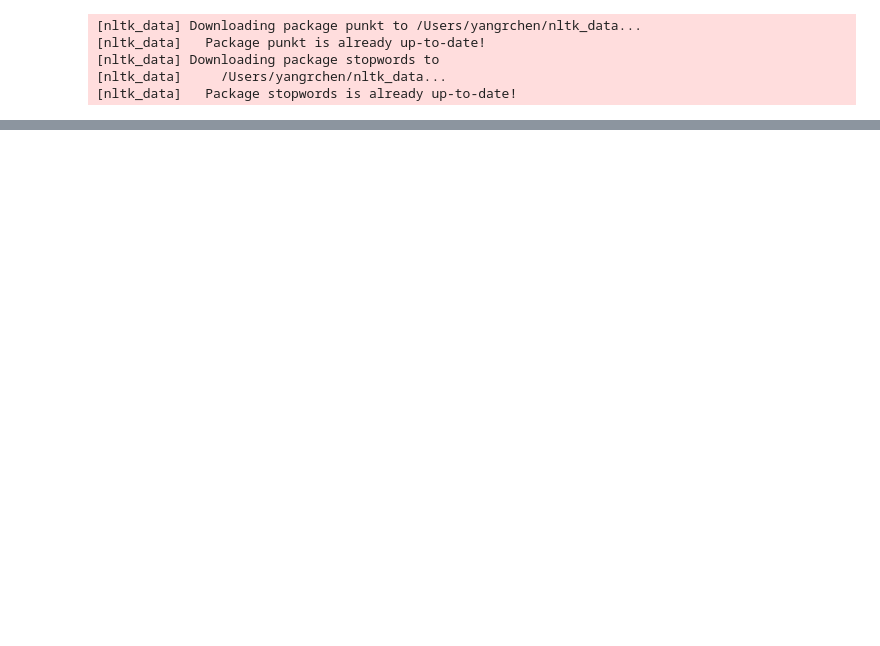
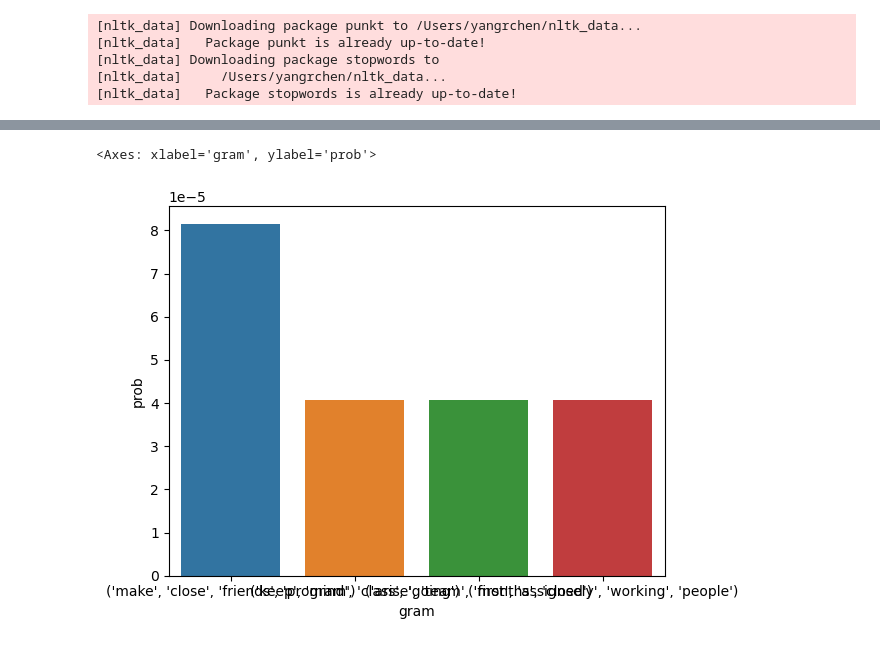
Before and after one commit to yangrchen/blues-clues-TIPS, a Jupyter notebook: notebooks/yang_ngram_nb.ipynb, the cells around one changed output, grey strips where cells are left out. Drawn from its saved outputs; the diff is of its cells as text; code cells hidden in the pictures; blank space fills up the shorter version.

```diff
--- a/notebooks/yang_ngram_nb.ipynb
+++ b/notebooks/yang_ngram_nb.ipynb
@@ -91,0 +86,4 @@ unigram_df[(unigram_df['gram'] == ('international',)) & (unigram_df['year'] == 2
+# %%
+test = generate_n_gram(4)
+top = test[test['year'] == 2023].sort_values('prob', ascending=False)
+top
@@ -91,0 +104,5 @@ unigram_df[(unigram_df['gram'] == ('international',)) & (unigram_df['year'] == 2
+# %%
+sns.barplot(top[:4], x='gram', y='prob')
+# %% [output]
+<Axes: xlabel='gram', ylabel='prob'>
+[figure, added]
```
Also changed, not shown: parts of 4 cells of this notebook.
